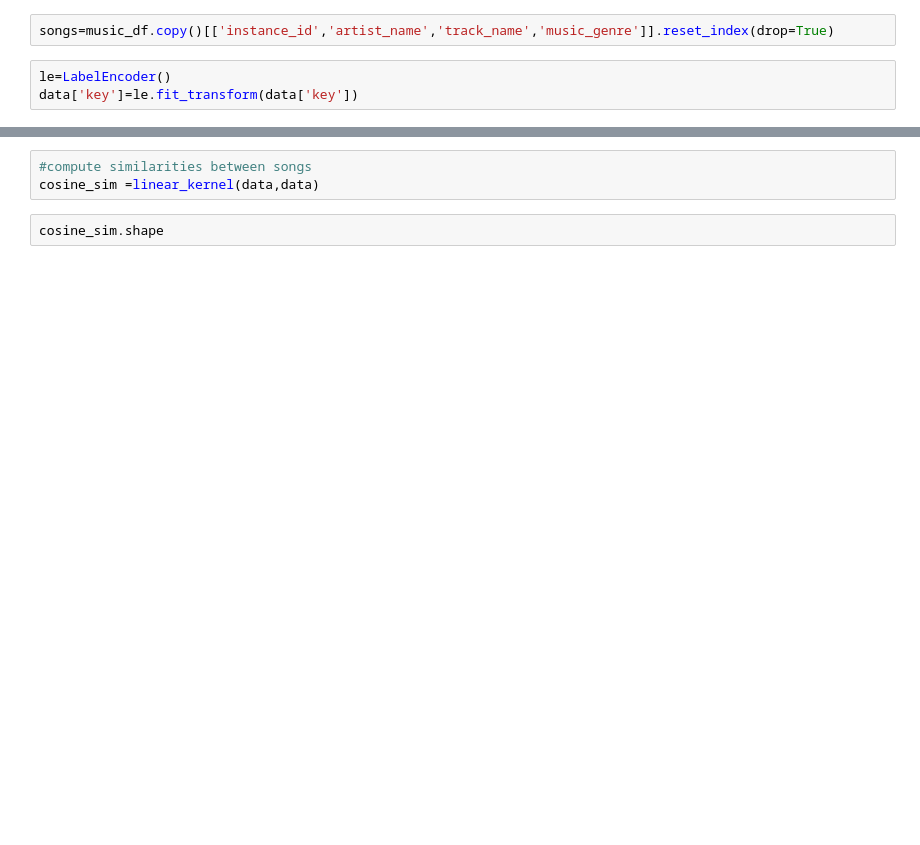
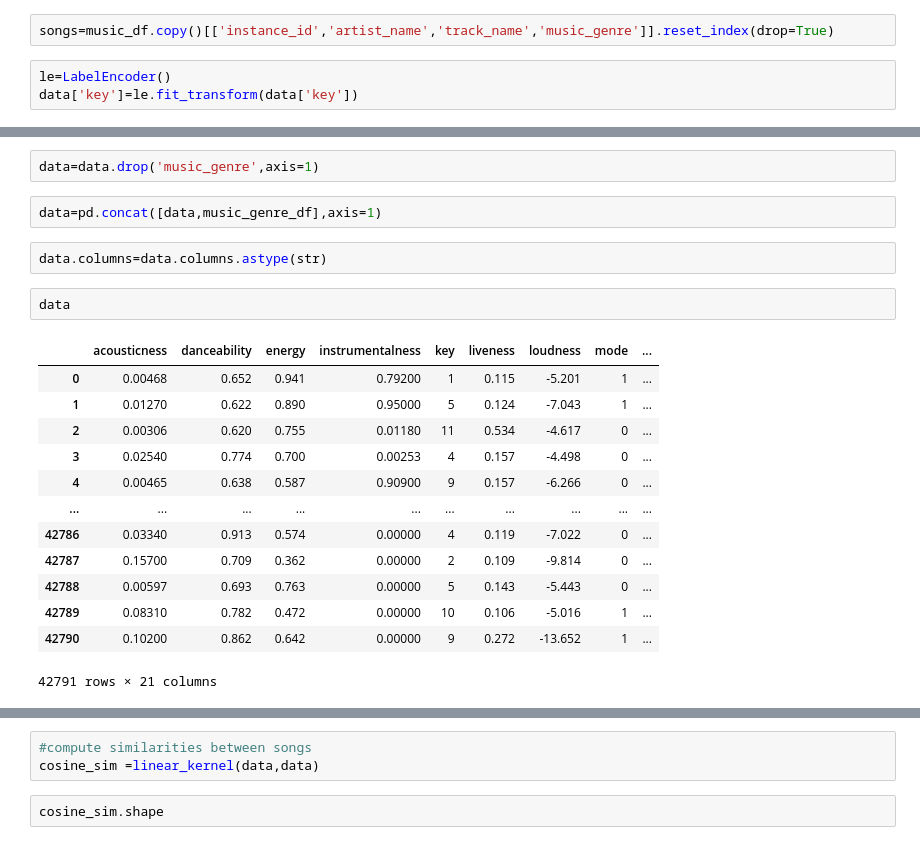
Before and after one commit to tristanpadiou/kaggle-music-genre-nn, a Jupyter notebook: music_recomendation_data.ipynb, the cells around one changed output, grey strips where cells are left out. Drawn from its saved outputs; the diff is of its cells as text; blank space fills up the shorter version.

```diff
--- a/music_recomendation_data.ipynb
+++ b/music_recomendation_data.ipynb
@@ -56,0 +85,22 @@ data['music_genre']=le.fit_transform(data['music_genre'])
+# %%
+data=data.drop('music_genre',axis=1)
+# %%
+data=pd.concat([data,music_genre_df],axis=1)
+# %%
+data.columns=data.columns.astype(str)
+# %%
+data
+# %% [output]
+|  | acousticness | danceability | energy | instrumentalness | key | liveness | loudness | mode | ... |
+| 0 | 0.00468 | 0.652 | 0.941 | 0.79200 | 1 | 0.115 | -5.201 | 1 | ... |
+| 1 | 0.01270 | 0.622 | 0.890 | 0.95000 | 5 | 0.124 | -7.043 | 1 | ... |
+| 2 | 0.00306 | 0.620 | 0.755 | 0.01180 | 11 | 0.534 | -4.617 | 0 | ... |
+| 3 | 0.02540 | 0.774 | 0.700 | 0.00253 | 4 | 0.157 | -4.498 | 0 | ... |
+| 4 | 0.00465 | 0.638 | 0.587 | 0.90900 | 9 | 0.157 | -6.266 | 0 | ... |
+| ... | ... | ... | ... | ... | ... | ... | ... | ... | ... |
+| 42786 | 0.03340 | 0.913 | 0.574 | 0.00000 | 4 | 0.119 | -7.022 | 0 | ... |
+| 42787 | 0.15700 | 0.709 | 0.362 | 0.00000 | 2 | 0.109 | -9.814 | 0 | ... |
+| 42788 | 0.00597 | 0.693 | 0.763 | 0.00000 | 5 | 0.143 | -5.443 | 0 | ... |
+| 42789 | 0.08310 | 0.782 | 0.472 | 0.00000 | 10 | 0.106 | -5.016 | 1 | ... |
+| 42790 | 0.10200 | 0.862 | 0.642 | 0.00000 | 9 | 0.272 | -13.652 | 1 | ... |
+42791 rows × 21 columns
```
Also changed, not shown: parts of 25 cells of this notebook.
